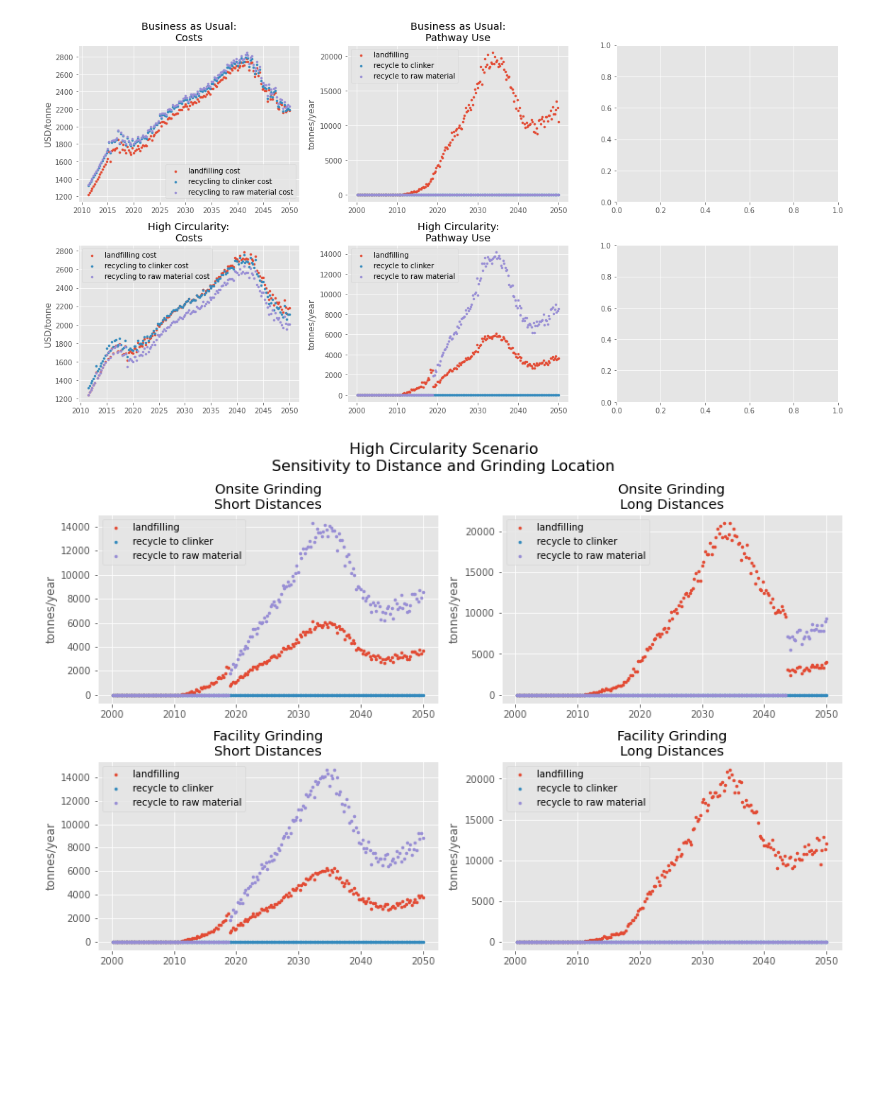
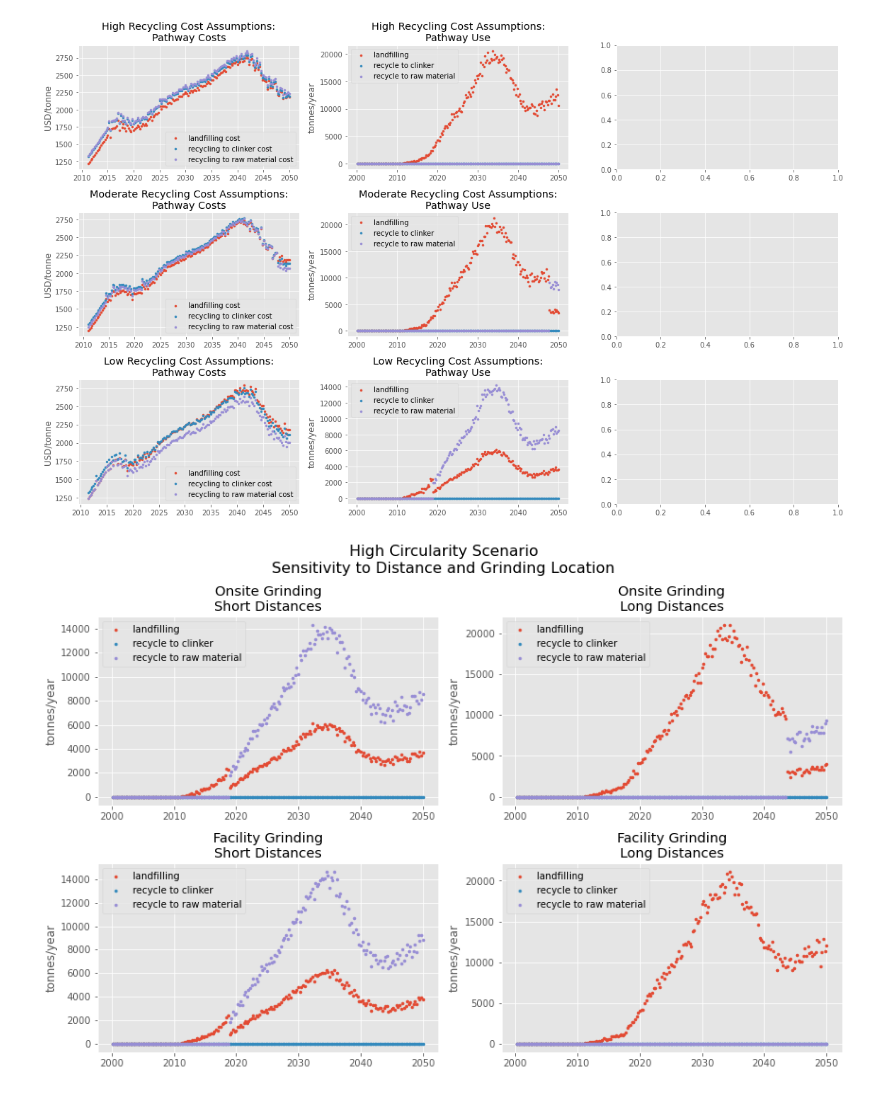
Before and after one commit to NREL/celavi, a Jupyter notebook: notebooks/CELAVI-Figures.ipynb, the cells around one changed output. Drawn from its saved outputs; the diff is of its cells as text; code cells hidden in the pictures; blank space fills up the shorter version.

```diff
--- a/notebooks/CELAVI-Figures.ipynb
+++ b/notebooks/CELAVI-Figures.ipynb
@@ -25,4 +24,0 @@ cost_melt.head()
-# %%
-# rename process column
-inv['process'].iloc[inv['process']=='coarse grinding'] = 'recycle to clinker'
-inv['process'].iloc[inv['process']=='fine grinding'] = 'recycle to raw material'
@@ -55,6 +55,9 @@ bau_use_dat = use_dat.loc[(use_dat['scenario']=='bau') & (use_dat['material']=='
                          (use_dat['process']!='manufacturing')]
 hc_use_dat = use_dat.loc[(use_dat['scenario']=='hc') & (use_dat['material']=='glass fiber reinforced polymer') &
                          (use_dat['process']!='manufacturing')]
+mc_use_dat = use_dat.loc[(use_dat['scenario']=='mc') & (use_dat['material']=='glass fiber reinforced polymer') &
+                         (use_dat['process']!='manufacturing')]
 
 bau_cost_dat = cost_dat.loc[cost_dat['scenario']=='bau']
 hc_cost_dat = cost_dat.loc[cost_dat['scenario']=='hc']
+mc_cost_dat = cost_dat.loc[cost_dat['scenario']=='mc']
@@ -82,7 +67,7 @@ rec_dist = 51.0
 cem_dist = 204.0
 
 # facet column = scenario (2 rows)
-fig, ((baucost, baupath, bauimp), (hccost, hcpath, hcimp)) = plt.subplots(2, 3, figsize=(16,8))
+fig, ((baucost, baupath, bauimp), (mccost, mcpath, mcimp), (hccost, hcpath, hcimp)) = plt.subplots(3, 3, figsize=(16,10))
 # x = year
 # y = cumul_mass
 # colour = pathway
@@ -100,7 +85,7 @@ for i in bau_cost_dat['pathway'].unique():
 
 baucost.legend()
 baucost.set_ylabel("USD/tonne")
-baucost.set_title("Business as Usual:\nCosts")
+baucost.set_title("High Recycling Cost Assumptions:\nPathway Costs")
 
 for i in bau_use_dat['process'].unique():
     baupath.scatter(bau_use_dat.loc[(bau_use_dat['process']==i) &
@@ -115,41 +100,71 @@ for i in bau_use_dat['process'].unique():
 
 baupath.legend()
 baupath.set_ylabel('tonnes/year')
-baupath.set_title('Business as Usual:\nPathway Use')
+baupath.set_title('High Recycling Cost Assumptions:\nPathway Use')
+
+for k in mc_cost_dat['pathway'].unique():
+    mccost.scatter(mc_cost_dat.loc[(mc_cost_dat['pathway']==k) &
+                                  (mc_cost_dat['coarse grinding location']==coarse_loc) &
+                                  (mc_cost_dat['distance to recycling facility']==rec_dist) &
+                                  (mc_cost_dat['distance to cement plant']==cem_dist)]['year'],
+                  mc_cost_dat.loc[(mc_cost_dat['pathway']==k) &
+                                  (mc_cost_dat['coarse grinding location']==coarse_loc) &
+                                  (mc_cost_dat['distance to recycling facility']==rec_dist) &
+                                  (mc_cost_dat['distance to cement plant']==cem_dist)]['cost'],
+                  s=9, label=k)
+
+mccost.legend()
+mccost.set_ylabel('USD/tonne')
+mccost.set_title("Moderate Recycling Cost Assumptions:\nPathway Costs")
+
+for k in mc_use_dat['process'].unique():
+    mcpath.scatter(mc_use_dat.loc[(mc_use_dat['process']==k) &
+                                  (mc_use_dat['coarse grinding location']==coarse_loc) &
+                                  (mc_use_dat['distance to recycling facility']==rec_dist) &
+                                  (mc_use_dat['distance to cement plant']==cem_dist)]['year'],
+                  mc_use_dat.loc[(mc_use_dat['process']==k) &
+                                  (mc_use_dat['coarse grinding location']==coarse_loc) &
+                                  (mc_use_dat['distance to recycling facility']==rec_dist) &
+                                  (mc_use_dat['distance to cement plant']==cem_dist)]['mass'],
+                  s=9, label=k)
+
+mcpath.legend()
+mcpath.set_ylabel("tonnes/year")
+mcpath.set_title("Moderate Recycling Cost Assumptions:\nPathway Use")
 
 for j in hc_cost_dat['pathway'].unique():
     hccost.scatter(hc_cost_dat.loc[(hc_cost_dat['pathway']==j) &
                                   (hc_cost_dat['coarse grinding location']==coarse_loc) &
                                   (hc_cost_dat['distance to recycling facility']==rec_dist) &
                                   (hc_cost_dat['distance to cement plant']==cem_dist)]['year'],
                    hc_cost_dat.loc[(hc_cost_dat['pathway']==j) &
                                   (hc_cost_dat['coarse grinding location']==coarse_loc) &
                                   (hc_cost_dat['distance to recycling facility']==rec_dist) &
                                   (hc_cost_dat['distance to cement plant']==cem_dist)]['cost'],
                    s=9, label=j)
 
 hccost.legend()
 hccost.set_ylabel("USD/tonne")
-hccost.set_title("High Circularity:\nCosts")
+hccost.set_title("Low Recycling Cost Assumptions:\nPathway Costs")
 
 for j in hc_use_dat['process'].unique():
     hcpath.scatter(hc_use_dat.loc[(hc_use_dat['process']==j) &
                                  (hc_use_dat['coarse grinding location']==coarse_loc) &
                                  (hc_use_dat['distance to recycling facility']==rec_dist) &
                                  (hc_use_dat['distance to cement plant']==cem_dist)]['year'],
                    hc_use_dat.loc[(hc_use_dat['process']==j) &
                                  (hc_use_dat['coarse grinding location']==coarse_loc) &
                                  (hc_use_dat['distance to recycling facility']==rec_dist) &
                                  (hc_use_dat['distance to cement plant']==cem_dist)]['mass'],
                    s=9, label=j)
 
 hcpath.legend()
 hcpath.set_ylabel('tonnes/year')
-hcpath.set_title('High Circularity:\nPathway Use')
+hcpath.set_title('Low Recycling Cost Assumptions:\nPathway Use')
 
 plt.tight_layout()
 # %% [output]
-[figure, old version]
+[figure, new version]
 # %%
 fig.savefig('results-summary.png', dpi=220)
 # %%
```
Also changed, not shown: parts of 7 cells of this notebook.
